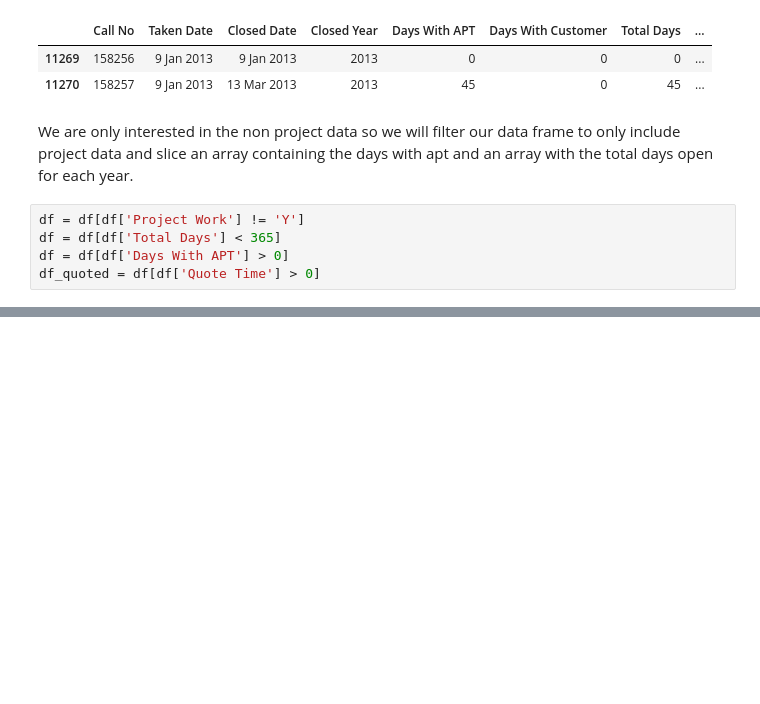
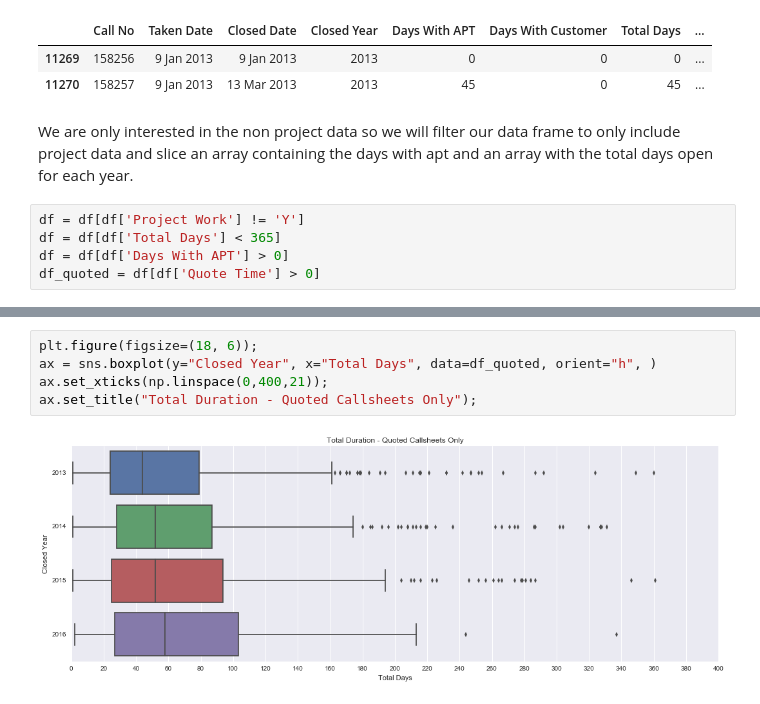
Before and after one commit to mikebywater/notebooks, a Jupyter notebook: Callsheet_Analysis/Duration.ipynb, the cells around one changed output, grey strips where cells are left out. Cells and saved outputs as stored; diff of their text form; blank space fills up the shorter version.

```diff
--- a/Callsheet_Analysis/Duration.ipynb
+++ b/Callsheet_Analysis/Duration.ipynb
@@ -44,0 +48,7 @@ ax.set_xticks(np.linspace(0,400,21));
+# %%
+plt.figure(figsize=(18, 6));
+ax = sns.boxplot(y="Closed Year", x="Total Days", data=df_quoted, orient="h", )
+ax.set_xticks(np.linspace(0,400,21));
+ax.set_title("Total Duration - Quoted Callsheets Only");
+# %% [output]
+[figure, added]
```
Also changed, not shown: parts of 10 cells of this notebook.
